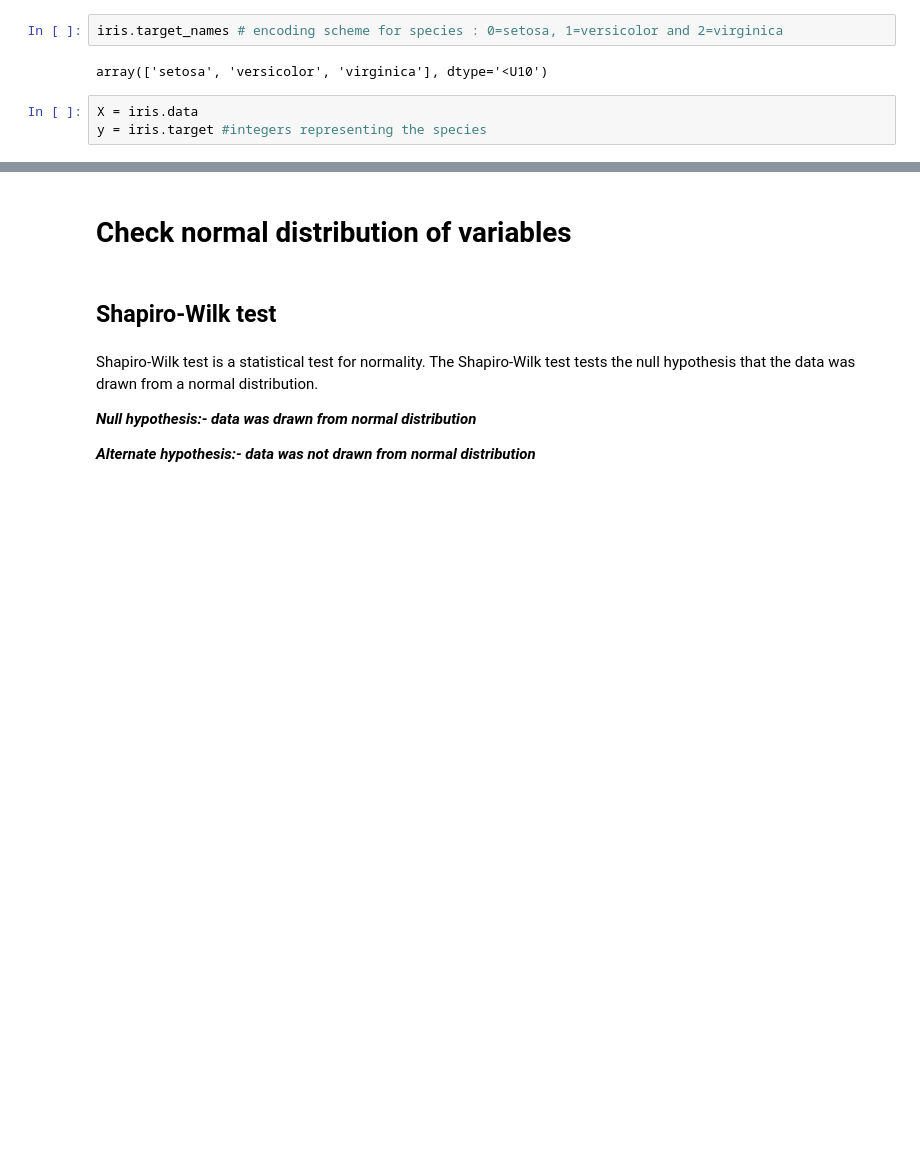
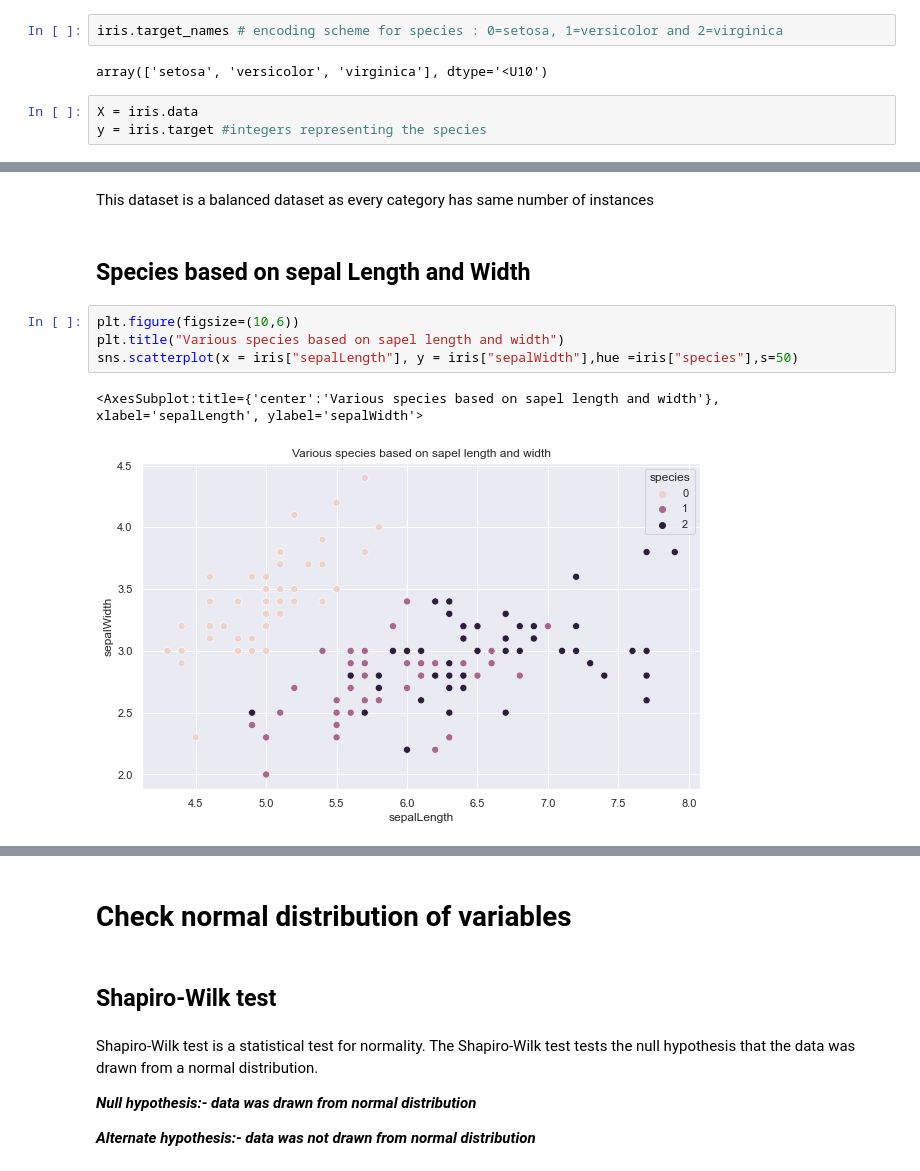
Before and after one commit to nafisa-samia/Statistical-Analysis-of-Iris-Dataset, a Jupyter notebook: Statistical Analysis with Iris Data.ipynb, the cells around one changed output, grey strips where cells are left out. Cells and saved outputs as stored; diff of their text form; blank space fills up the shorter version.

```diff
--- a/Statistical Analysis with Iris Data.ipynb
+++ b/Statistical Analysis with Iris Data.ipynb
@@ -33,0 +124,11 @@ y = iris.target #integers representing the species
+# %% [markdown]
+This dataset is a balanced dataset as every category has same number of instances
+# %% [markdown]
+## Species based on sepal Length and Width
+# %%
+plt.figure(figsize=(10,6))
+plt.title("Various species based on sapel length and width")
+sns.scatterplot(x = iris["sepalLength"], y = iris["sepalWidth"],hue =iris["species"],s=50)
+# %% [output]
+<AxesSubplot:title={'center':'Various species based on sapel length and width'}, xlabel='sepalLength', ylabel='sepalWidth'>
+[figure, added]
```
Also changed, not shown: parts of 48 cells of this notebook.
